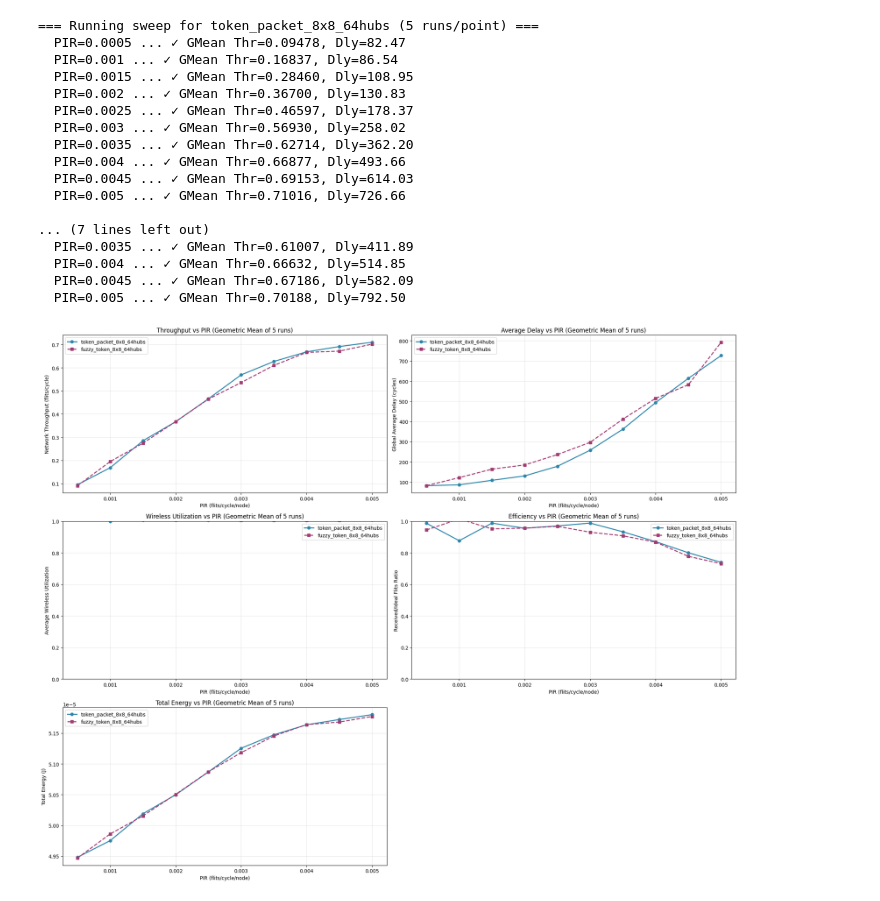
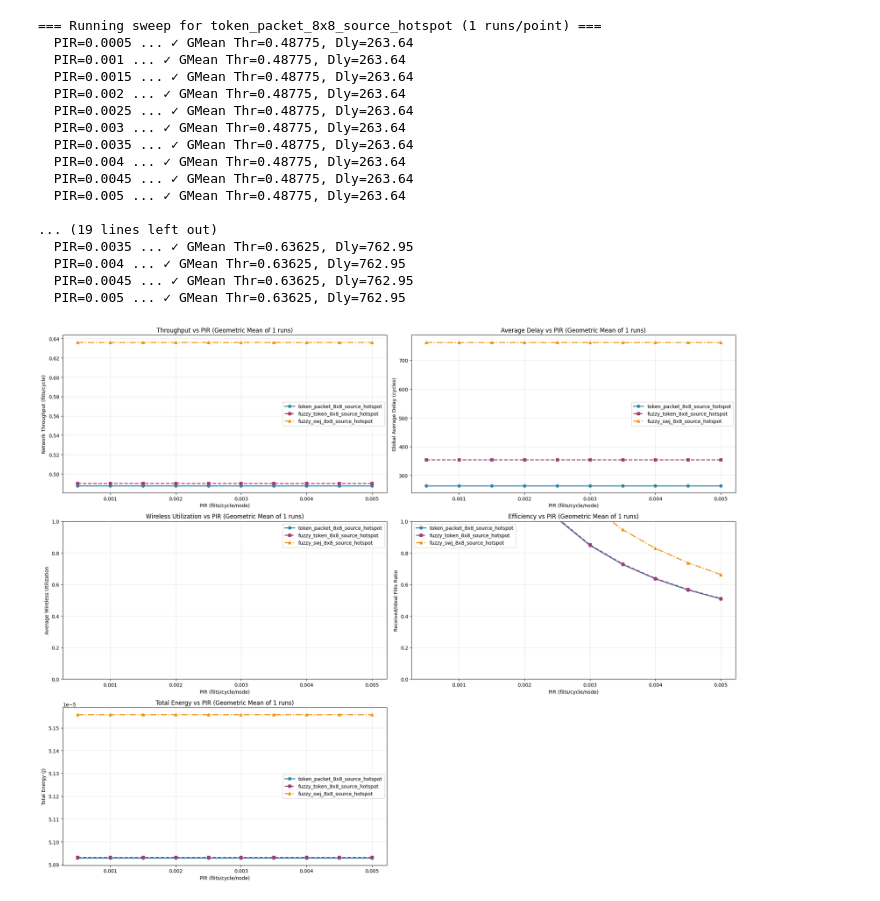
Before and after one commit to Jain-Nishkarsh/WiNoC-SOP, a Jupyter notebook: results/evaluate.ipynb, the cells around one changed output. Cells and saved outputs as stored; diff of their text form; code cells hidden in the pictures.

```diff
--- a/results/evaluate.ipynb
+++ b/results/evaluate.ipynb
@@ -208,16 +208,20 @@ import numpy as np
 
 # Configuration - List all configs to compare
 CONFIGS = [
+    "../custom_config/token_packet_8x8_source_hotspot.yaml",
+    "../custom_config/fuzzy_token_8x8_source_hotspot.yaml",
+    "../custom_config/fuzzy_swj_8x8_source_hotspot.yaml",
     # "../custom_config/token_packet_8x8.yaml",
-    "../custom_config/token_packet_8x8_64hubs.yaml",
+    # "../custom_config/token_packet_8x8_64hubs.yaml",
     # "../custom_config/fuzzy_token_8x8.yaml",
-    "../custom_config/fuzzy_token_8x8_64hubs.yaml",
+    # "../custom_config/fuzzy_token_8x8_64hubs.yaml",
+    # "../custom_config/fuzzy_swj_8x8_64hubs.yaml",
     # "../custom_config/fuzzy_token_rct_8x8.yaml",
     # "../custom_config/fuzzy_token_raj_8x8.yaml",
 ]
 
 BIN_DIR = Path("../bin").resolve()
-NUM_RUNS = 5  # Number of runs per point
+NUM_RUNS = 1  # Number of runs per point
 PIR_LIST = [round(x, 4) for x in np.linspace(0.0005, 0.005, 10)]
 # PIR_LIST += [round(x, 4) for x in np.linspace(0.01, 0.05, 5)]
 
@@ -282,13 +286,13 @@ def run_sweep_multiseed(config_path: str, pir_list, label: str):
             cmd = [
                 "./noxim",
                 "-config", str(config_path),
-                # "-pir", str(pir), "poisson",
-                "-pir", str(pir), "burst", "0.8",
-                "-traffic", "random",
+                "-pir", str(pir), "poisson",
+                # "-pir", str(pir), "burst", "0.8",
+                # "-traffic", "random",
                 # "-hs", "0", "0.5",
                 # "-traffic", "transpose2",
                 "-sim", "5000",
-                # "-seed", "42",
+                "-seed", "42",
             ]
             try:
                 proc = subprocess.run(cmd, cwd=str(BIN_DIR), capture_output=True, text=True, timeout=240)
@@ -395,47 +399,47 @@ ax2.legend()
 ax3.set_xlabel("PIR (flits/cycle/node)")
 ax3.set_ylabel("Average Wireless Utilization")
 ax3.set_title(f"Wireless Utilization vs PIR (Geometric Mean of {NUM_RUNS} runs)")
 ax3.set_ylim(0.0, 1.0)
 ax3.grid(True, alpha=0.3)
 ax3.legend()
 
 
 # Configure Received/Ideal flits ratio plot
 ax4.set_xlabel("PIR (flits/cycle/node)")
 ax4.set_ylabel("Received/Ideal Flits Ratio")
 ax4.set_title(f"Efficiency vs PIR (Geometric Mean of {NUM_RUNS} runs)")
 ax4.set_ylim(0.0, 1.0)
 ax4.grid(True, alpha=0.3)
 ax4.legend()
 
 # Configure Total Energy plot
 ax5.set_xlabel("PIR (flits/cycle/node)")
 ax5.set_ylabel("Total Energy (J)")
 ax5.set_title(f"Total Energy vs PIR (Geometric Mean of {NUM_RUNS} runs)")
 ax5.grid(True, alpha=0.3)
 ax5.legend()
 
 # Hide the unused subplot
 ax6.axis('off')
 
 plt.tight_layout()
 plt.show()
 # %% [output]
-=== Running sweep for token_packet_8x8_64hubs (5 runs/point) ===
-  PIR=0.0005 ... ✓ GMean Thr=0.09478, Dly=82.47
-  PIR=0.001 ... ✓ GMean Thr=0.16837, Dly=86.54
-  PIR=0.0015 ... ✓ GMean Thr=0.28460, Dly=108.95
-  PIR=0.002 ... ✓ GMean Thr=0.36700, Dly=130.83
-  PIR=0.0025 ... ✓ GMean Thr=0.46597, Dly=178.37
-  PIR=0.003 ... ✓ GMean Thr=0.56930, Dly=258.02
-  PIR=0.0035 ... ✓ GMean Thr=0.62714, Dly=362.20
-  PIR=0.004 ... ✓ GMean Thr=0.66877, Dly=493.66
-  PIR=0.0045 ... ✓ GMean Thr=0.69153, Dly=614.03
-  PIR=0.005 ... ✓ GMean Thr=0.71016, Dly=726.66
+=== Running sweep for token_packet_8x8_source_hotspot (1 runs/point) ===
+  PIR=0.0005 ... ✓ GMean Thr=0.48775, Dly=263.64
+  PIR=0.001 ... ✓ GMean Thr=0.48775, Dly=263.64
+  PIR=0.0015 ... ✓ GMean Thr=0.48775, Dly=263.64
+  PIR=0.002 ... ✓ GMean Thr=0.48775, Dly=263.64
+  PIR=0.0025 ... ✓ GMean Thr=0.48775, Dly=263.64
+  PIR=0.003 ... ✓ GMean Thr=0.48775, Dly=263.64
+  PIR=0.0035 ... ✓ GMean Thr=0.48775, Dly=263.64
+  PIR=0.004 ... ✓ GMean Thr=0.48775, Dly=263.64
+  PIR=0.0045 ... ✓ GMean Thr=0.48775, Dly=263.64
+  PIR=0.005 ... ✓ GMean Thr=0.48775, Dly=263.64
 
-... (7 lines left out)
-  PIR=0.0035 ... ✓ GMean Thr=0.61007, Dly=411.89
-  PIR=0.004 ... ✓ GMean Thr=0.66632, Dly=514.85
-  PIR=0.0045 ... ✓ GMean Thr=0.67186, Dly=582.09
-  PIR=0.005 ... ✓ GMean Thr=0.70188, Dly=792.50
+... (19 lines left out)
+  PIR=0.0035 ... ✓ GMean Thr=0.63625, Dly=762.95
+  PIR=0.004 ... ✓ GMean Thr=0.63625, Dly=762.95
+  PIR=0.0045 ... ✓ GMean Thr=0.63625, Dly=762.95
+  PIR=0.005 ... ✓ GMean Thr=0.63625, Dly=762.95
-[figure, old version]
+[figure, new version]
```
Also changed, not shown: 9 other files.
